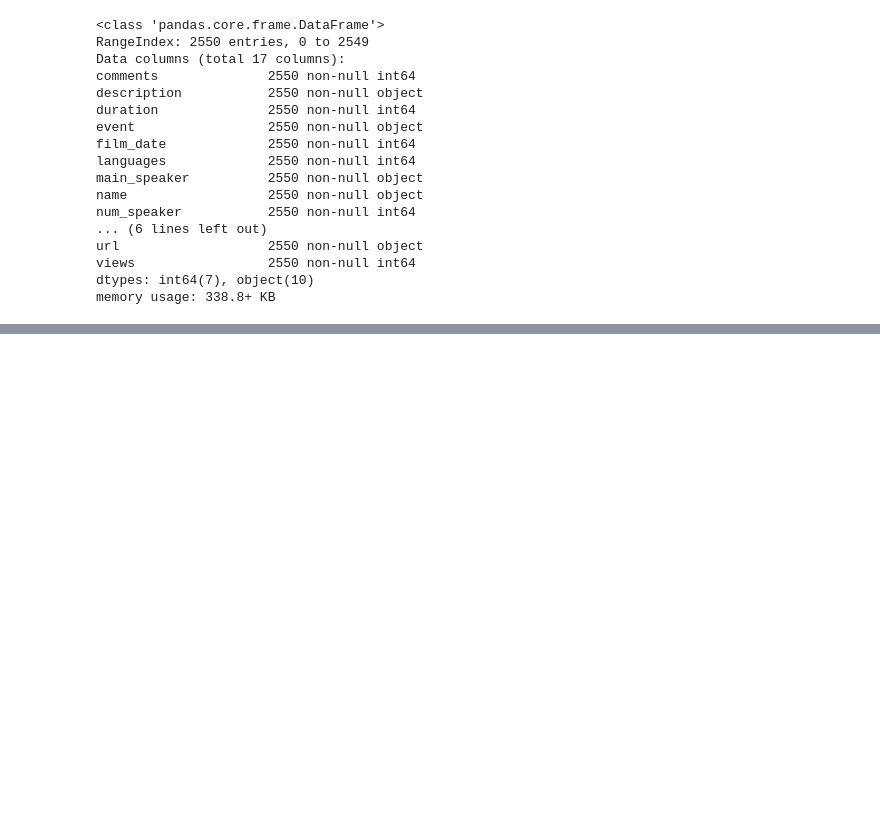
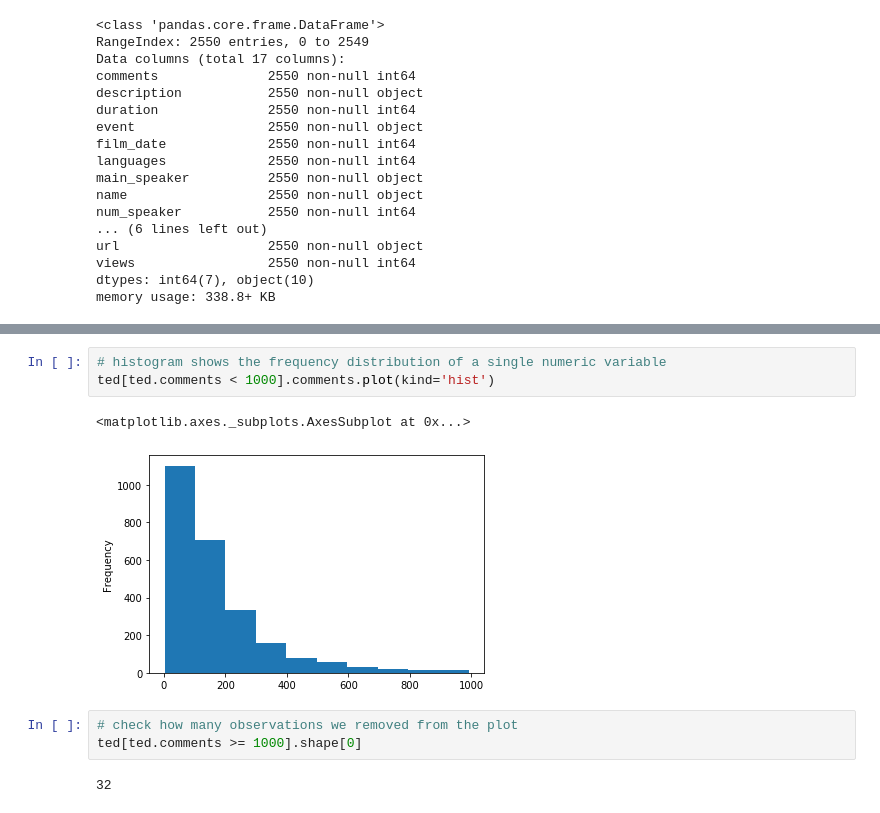
Before and after one commit to actuaryofprc/pycon-2019-tutorial, a Jupyter notebook: mytest.ipynb, the cells around one changed output, grey strips where cells are left out. Drawn from its saved outputs; the diff is of its cells as text; blank space fills up the shorter version.

```diff
--- a/mytest.ipynb
+++ b/mytest.ipynb
@@ -59,0 +83,11 @@ ted.sort_values('comments').tail()[['comments_per_view','comments','views']]
+# %%
+# histogram shows the frequency distribution of a single numeric variable
+ted[ted.comments < 1000].comments.plot(kind='hist')
+# %% [output]
+<matplotlib.axes._subplots.AxesSubplot at 0x...>
+[figure, added]
+# %%
+# check how many observations we removed from the plot
+ted[ted.comments >= 1000].shape[0]
+# %% [output]
+32
```
Also changed, not shown: parts of 21 cells of this notebook.
